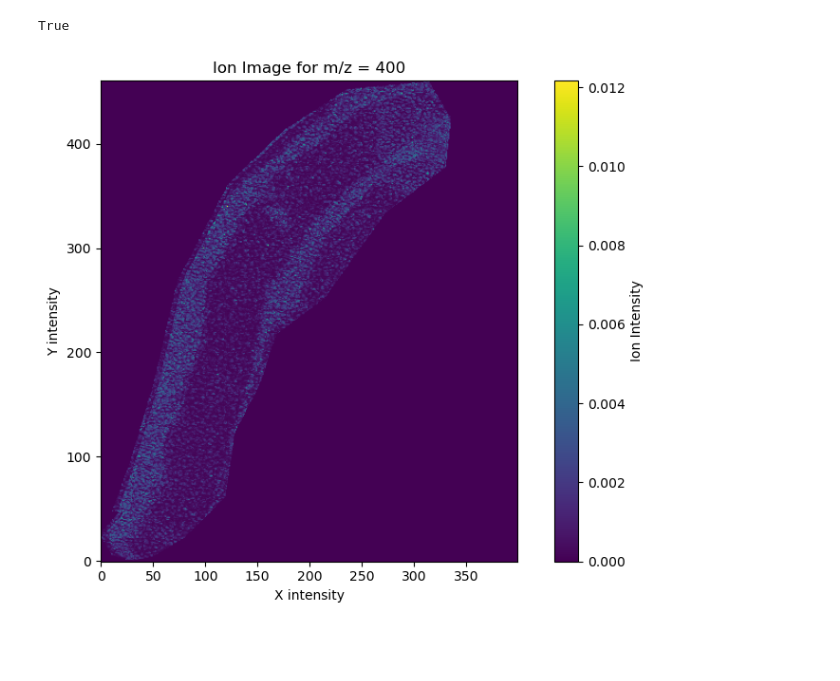
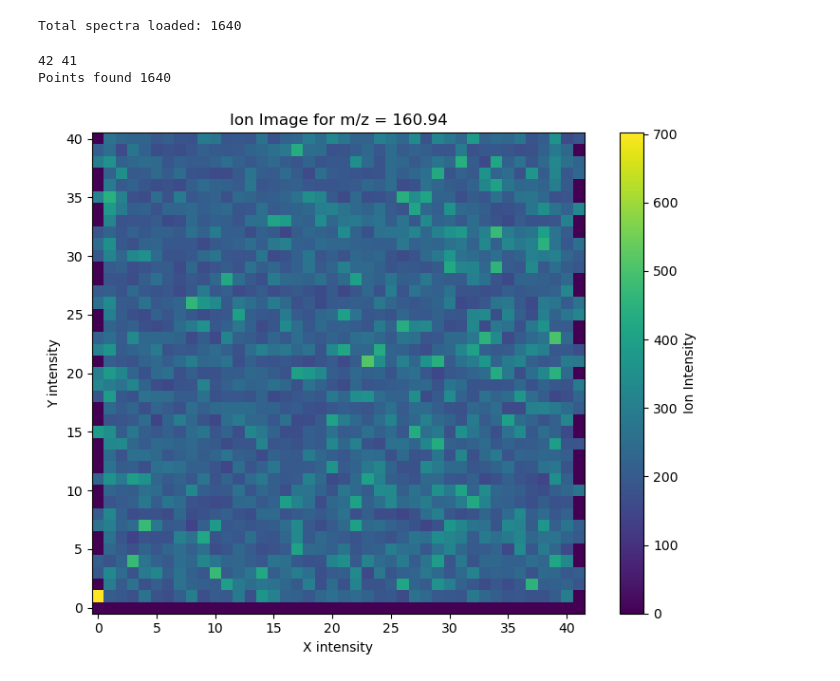
Before and after one commit to Tapiwamaz/HonoursResearch, a Jupyter notebook: Notebooks/VisualizeNpy.ipynb, the cells around one changed output. Cells and saved outputs as stored; diff of their text form; code cells hidden in the pictures; blank space fills up the shorter version.

```diff
--- a/Notebooks/VisualizeNpy.ipynb
+++ b/Notebooks/VisualizeNpy.ipynb
@@ -1,63 +1,69 @@
 # %%
 import numpy as np
 
-file = open("HIV_OG_Normalized.npy","rb")
-HIV_OG = np.load(file)
-file = open("HIV_Coordinates.npy","rb")
-HIV_Coords = np.load(file)
+# file = open("HIV_OG_Normalized.npy","rb")
+# HIV_OG = np.load(file)
+# file = open("HIV_Coordinates.npy","rb")
+# HIV_Coords = np.load(file)
 
-file = open("HIV_Common_mzs.npy","rb")
-common_mzs = np.array(np.load(file))
+# file = open("HIV_Common_mzs.npy","rb")
+# common_mzs = np.array(np.load(file))
 
-file.close()
+# file.close()
+from pyimzml.ImzMLParser import ImzMLParser
+
+
+p = ImzMLParser('../Data/LPS/LPS1.imzml')
+my_spectra = []
+for idx, (x,y,z) in enumerate(p.coordinates):
+    mzs, intensities = p.getspectrum(idx)
+    my_spectra.append([mzs, intensities, (x, y, z)])
+
+print(f"Total spectra loaded: {len(my_spectra)}")
+# %% [output]
+Total spectra loaded: 1640
 # %%
 import matplotlib.pyplot as plt
 # Choose the m/z you want to plot  and tolerance
-target_mz = 400
-tolerance = 0.07
+target_mz = 160.94
+tolerance = 1
 
 # Get image dimensions
-width = 400
-height = 461
-
+all_coords = [coord for _, _, coord in my_spectra]
+xs, ys, _ = zip(*all_coords)
+width = max(xs) + 1
+height = max(ys) + 1
+print(width,height)
 # Create empty image
 ion_image = np.zeros((height, width))
-mz_mask = (common_mzs >= target_mz - tolerance) & (common_mzs <= target_mz + tolerance)
 
+# Process each spectrum
+times = 0
+for  mzs, intensities,(x,y,z) in my_spectra:
 
-print(np.any(mz_mask))
-# Process each spectrum
-for index in range(len(HIV_OG)):
-    intensities = HIV_OG[index]
-
-    # Get average intensity for the target m/z range
+    mz_mask = (mzs >= target_mz - tolerance) & (mzs <= target_mz + tolerance)
     if np.any(mz_mask):
+        times+=1
         ion_intensity = np.mean(intensities[mz_mask])
-    else:
-        ion_intensity = 0
-
-    # Convert linear index to 2D coordinates
-    # This should match how your original data was indexed
-
-    x,y = HIV_Coords[index]
-    # Make sure we don't exceed image bounds
-    ion_image[y, x] = ion_intensity
+        ion_image[y, x] = ion_intensity
+print(f"Points found", times)
 
 
 
 
 # Plot the ion image
 plt.figure(figsize=(8, 6))
 plt.imshow(ion_image, cmap='viridis', origin='lower')
 plt.colorbar(label='Ion Intensity')
 plt.title(f"Ion Image for m/z = {target_mz}")
 plt.xlabel("X intensity")
 plt.ylabel("Y intensity")
 plt.tight_layout()
 plt.show()
 # %% [output]
-True
+42 41
+Points found 1640
-[figure, old version]
+[figure, new version]
 # %%
 common_mzs.shape
 # %% [output]
```
Also changed, not shown: parts of 1 cell of this notebook, 2 other files.
